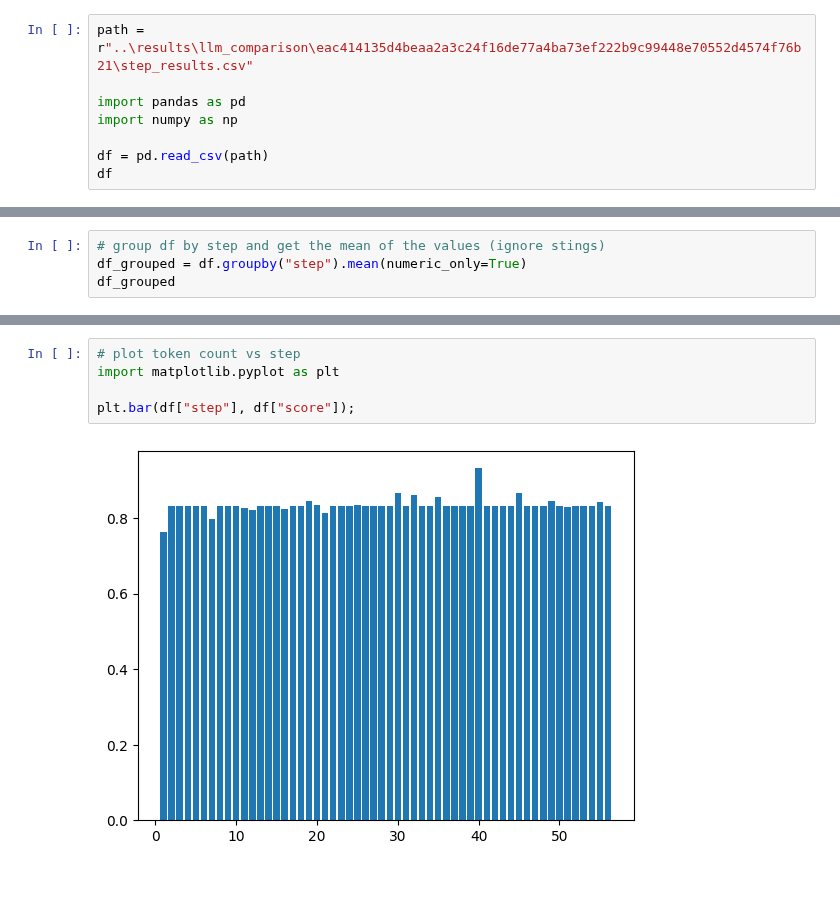
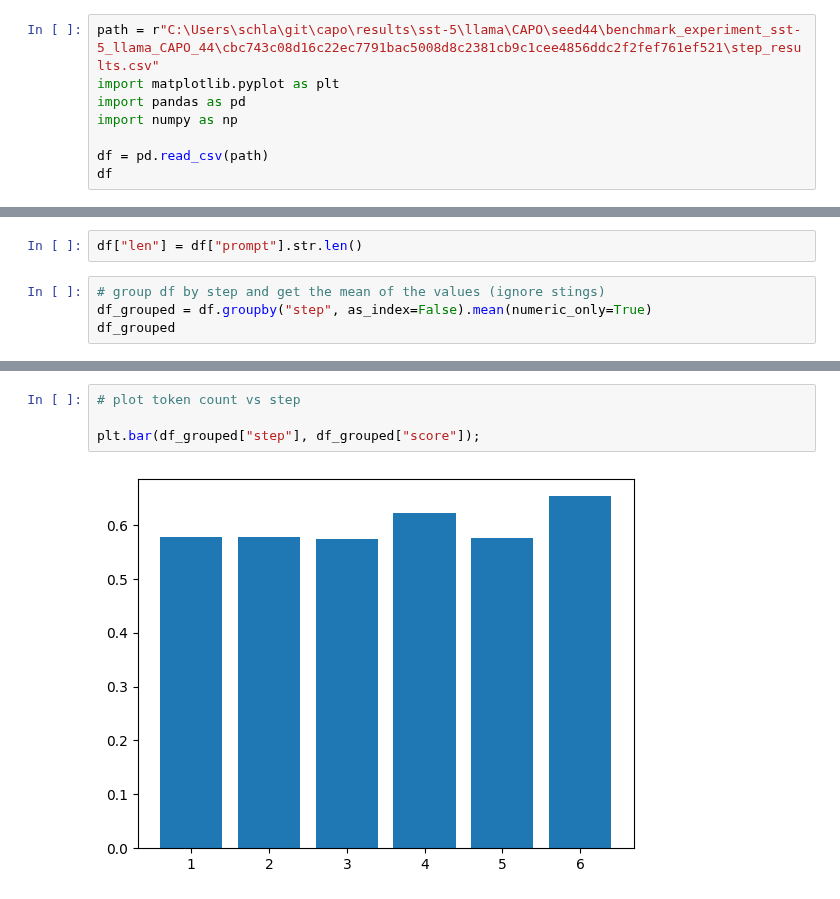
Before and after one commit to finitearth/capo, a Jupyter notebook: notebooks/results_analysis.ipynb, the cells around one changed output, grey strips where cells are left out. Drawn from its saved outputs; the diff is of its cells as text.

```diff
--- a/notebooks/results_analysis.ipynb
+++ b/notebooks/results_analysis.ipynb
@@ -1,6 +1,6 @@
 # %%
-path = r"..\results\llm_comparison\eac414135d4beaa2a3c24f16de77a4ba73ef222b9c99448e70552d4574f76b21\step_results.csv"
-
+path = r"C:\Users\schla\git\capo\results\sst-5\llama\CAPO\seed44\benchmark_experiment_sst-5_llama_CAPO_44\cbc743c08d16c22ec7791bac5008d8c2381cb9c1cee4856ddc2f2fef761ef521\step_results.csv"
+import matplotlib.pyplot as plt
 import pandas as pd
 import numpy as np
 
@@ -23,5 +27,7 @@ df
+# %%
+df["len"] = df["prompt"].str.len()
 # %%
 # group df by step and get the mean of the values (ignore stings)
-df_grouped = df.groupby("step").mean(numeric_only=True)
+df_grouped = df.groupby("step", as_index=False).mean(numeric_only=True)
 df_grouped
 # %% [output]
@@ -46,7 +50,6 @@ df_grouped
 # %%
 # plot token count vs step
-import matplotlib.pyplot as plt
 
-plt.bar(df["step"], df["score"]);
+plt.bar(df_grouped["step"], df_grouped["score"]);
 # %% [output]
-[figure, old version]
+[figure, new version]
```
Also changed, not shown: parts of 9 cells of this notebook, 3 other files.
